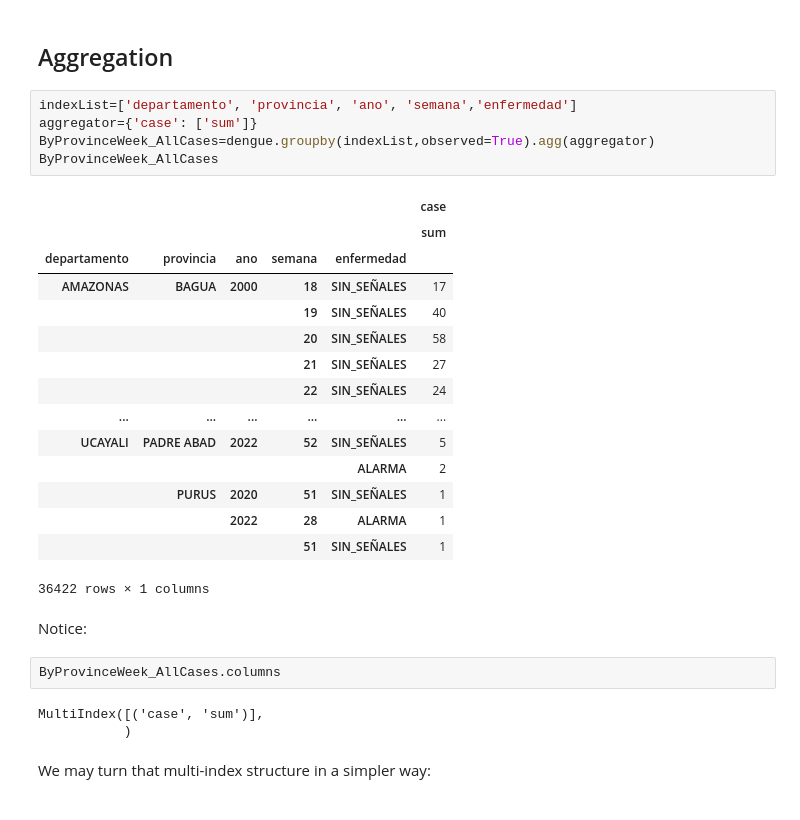
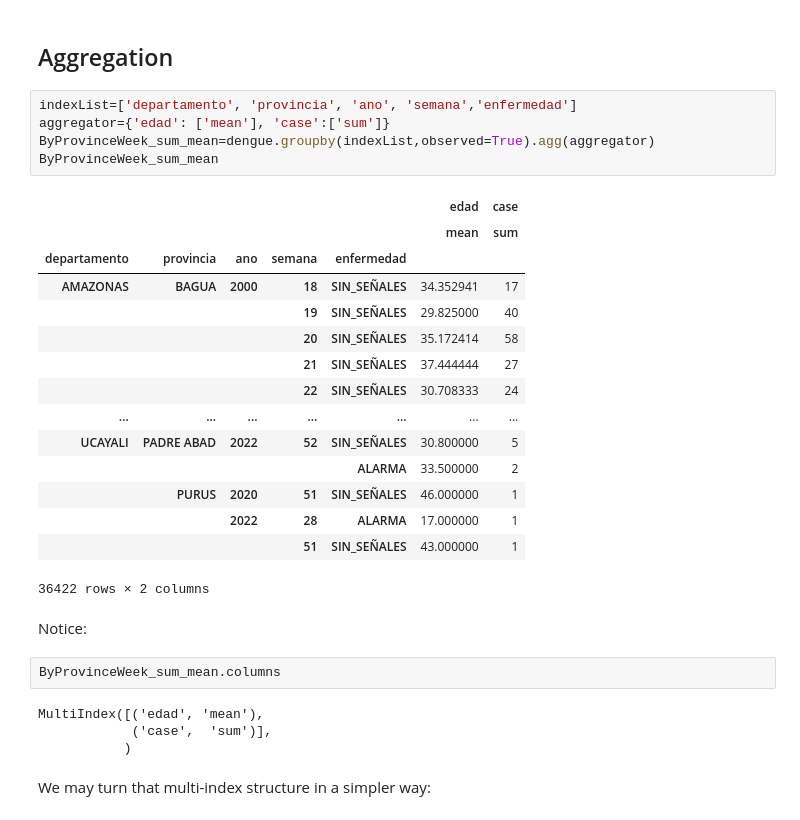
Before and after one commit to SocialAnalytics-StrategicIntelligence/OrganizeExploreAndQuery, a Jupyter notebook: Organize.ipynb, the cells around one changed output. Saved outputs shown, nothing was run; the diff lists cells and outputs as text.

```diff
--- a/Organize.ipynb
+++ b/Organize.ipynb
@@ -68,31 +68,32 @@ Let's start creating _data from these data_!
 ## Aggregation
 # %%
 indexList=['departamento', 'provincia', 'ano', 'semana','enfermedad']
-aggregator={'case': ['sum']}
-ByProvinceWeek_AllCases=dengue.groupby(indexList,observed=True).agg(aggregator)
-ByProvinceWeek_AllCases
+aggregator={'edad': ['mean'], 'case':['sum']}
+ByProvinceWeek_sum_mean=dengue.groupby(indexList,observed=True).agg(aggregator)
+ByProvinceWeek_sum_mean
 # %% [output]
-|  |  |  |  |  | case |
-|  |  |  |  |  | sum |
-| departamento | provincia | ano | semana | enfermedad |  |
-| AMAZONAS | BAGUA | 2000 | 18 | SIN_SEÑALES | 17 |
-|  |  |  | 19 | SIN_SEÑALES | 40 |
-|  |  |  | 20 | SIN_SEÑALES | 58 |
-|  |  |  | 21 | SIN_SEÑALES | 27 |
-|  |  |  | 22 | SIN_SEÑALES | 24 |
-| ... | ... | ... | ... | ... | ... |
-| UCAYALI | PADRE ABAD | 2022 | 52 | SIN_SEÑALES | 5 |
-|  |  |  |  | ALARMA | 2 |
-|  | PURUS | 2020 | 51 | SIN_SEÑALES | 1 |
-|  |  | 2022 | 28 | ALARMA | 1 |
-|  |  |  | 51 | SIN_SEÑALES | 1 |
+|  |  |  |  |  | edad | case |
+|  |  |  |  |  | mean | sum |
+| departamento | provincia | ano | semana | enfermedad |  |  |
+| AMAZONAS | BAGUA | 2000 | 18 | SIN_SEÑALES | 34.352941 | 17 |
+|  |  |  | 19 | SIN_SEÑALES | 29.825000 | 40 |
+|  |  |  | 20 | SIN_SEÑALES | 35.172414 | 58 |
+|  |  |  | 21 | SIN_SEÑALES | 37.444444 | 27 |
+|  |  |  | 22 | SIN_SEÑALES | 30.708333 | 24 |
+| ... | ... | ... | ... | ... | ... | ... |
+| UCAYALI | PADRE ABAD | 2022 | 52 | SIN_SEÑALES | 30.800000 | 5 |
+|  |  |  |  | ALARMA | 33.500000 | 2 |
+|  | PURUS | 2020 | 51 | SIN_SEÑALES | 46.000000 | 1 |
+|  |  | 2022 | 28 | ALARMA | 17.000000 | 1 |
+|  |  |  | 51 | SIN_SEÑALES | 43.000000 | 1 |
-36422 rows × 1 columns
+36422 rows × 2 columns
 # %% [markdown]
 Notice:
 # %%
-ByProvinceWeek_AllCases.columns
+ByProvinceWeek_sum_mean.columns
 # %% [output]
-MultiIndex([('case', 'sum')],
+MultiIndex([('edad', 'mean'),
+            ('case',  'sum')],
            )
 # %% [markdown]
 We may turn that multi-index structure in a simpler way:
```
Also changed, not shown: parts of 20 cells of this notebook, 6 other files.
